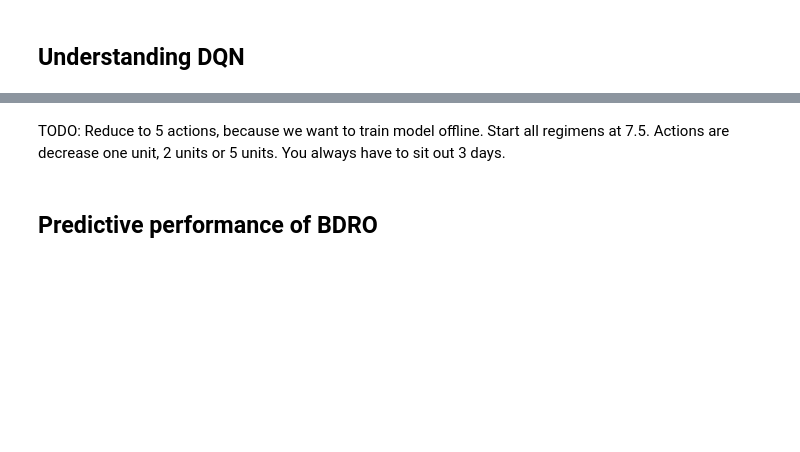
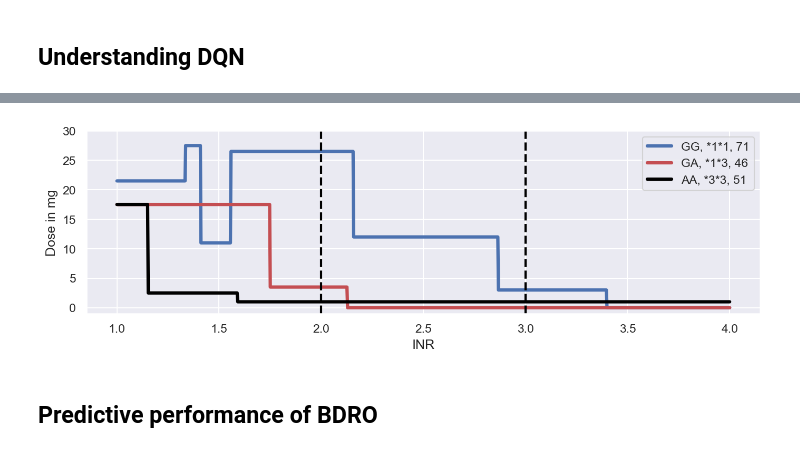
Before and after one commit to DavAug/mipd-warfarin, a Jupyter notebook: results/1_systems_pharmacology_model/results.ipynb, the cells around one changed output, grey strips where cells are left out. Drawn from its saved outputs; the diff is of its cells as text; code cells hidden in the pictures; blank space fills up the shorter version.

Commit message:
DQN policy

```diff
--- a/results/1_systems_pharmacology_model/results.ipynb
+++ b/results/1_systems_pharmacology_model/results.ipynb
@@ -1291,2 +1129,0 @@ plt.show()
-# %% [markdown]
-TODO: Reduce to 5 actions, because we want to train model offline. Start all regimens at 7.5. Actions are decrease one unit, 2 units or 5 units. You always have to sit out 3 days.
@@ -1293,3 +1166,55 @@ TODO: Reduce to 5 actions, because we want to train model offline. Start all reg
+# %%
+# Create layout
+fontsize = 11
+my_dpi = 192
+fig = plt.figure(figsize=(2250 // my_dpi, 700 // my_dpi), dpi=150)
+outer = gridspec.GridSpec(1, 1)
+
+# Create axes
+axes = []
+axes.append(plt.Subplot(fig, outer[0]))
+
+# Add axes to figure
+for ax in axes:
+    fig.add_subplot(ax)
+
+colors = [sns.color_palette()[0], sns.color_palette()[3], 'black']
+for idl, label in enumerate(policy_1.keys()):
+    axes[0].plot(
+        policy_1[label][:, 0], policy_1[label][:, 1], label=label,
+        color=colors[idl], linewidth=3)
+axes[0].axvline(2, linestyle='--', color='black', linewidth=2)
+axes[0].axvline(3, linestyle='--', color='black', linewidth=2)
+
+# for idl, label in enumerate(policy_2.keys()):
+#     axes[1].plot(
+#         policy_2[label][:, 0], policy_2[label][:, 1], label=label,
+#         color=colors[idl], linewidth=3)
+# axes[1].axvline(2, linestyle='--', color='black', linewidth=2)
+# axes[1].axvline(
+#     3, linestyle='--', color='black', linewidth=2, label='TR')
+
+# Label axes
+axes[0].set_xlabel('INR')
+axes[0].set_ylabel('Dose in mg')
+# axes[0].set_title('Original')
+axes[0].set_ylim([-1, 30])
+# axes[1].set_xlabel('INR')
+# axes[1].set_yticklabels(labels=[], visible=False)
+# axes[1].set_ylabel('')
+# axes[1].set_title('No unexplained IIV')
+# axes[1].set_ylim([-1, 30])
+
+axes[0].legend()
+
+plt.savefig('12_dqn_dosing_policy.pdf',
+    bbox_inches='tight')
+plt.savefig('12_dqn_dosing_policy.tif',
+    bbox_inches='tight')
+
+plt.show()
+# %% [output]
+[figure, added]
 # %% [markdown]
 ## Predictive performance of BDRO
 # %%
```
Also changed, not shown: parts of 3 cells of this notebook, 12 other files.
